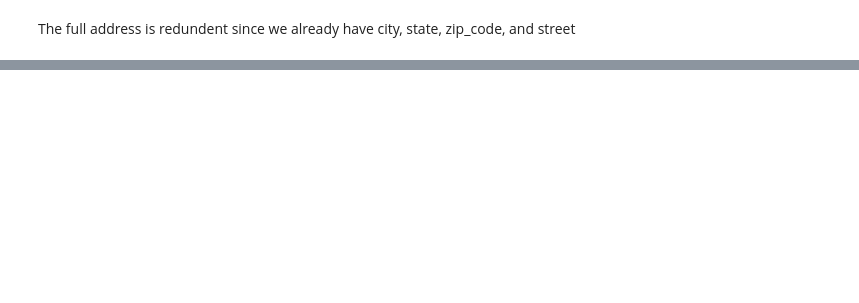
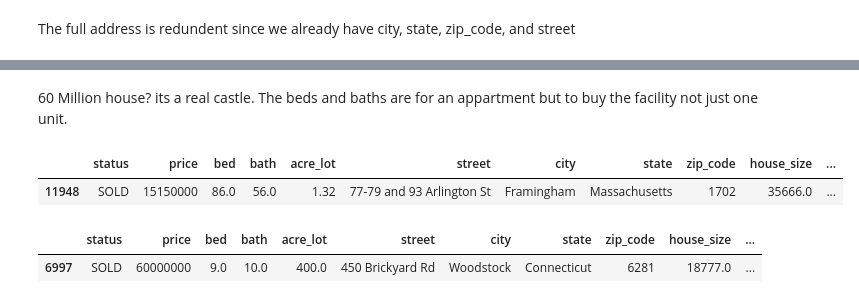
Before and after one commit to SpencerReno/Realtor_Data, a Jupyter notebook: Main_realtor.ipynb, the cells around one changed output, grey strips where cells are left out. Cells and saved outputs as stored; diff of their text form; code cells hidden in the pictures; blank space fills up the shorter version.

```diff
--- a/Main_realtor.ipynb
+++ b/Main_realtor.ipynb
@@ -251,2 +263,14 @@ data
+# %% [markdown]
+60 Million house? its a real castle. The beds and baths are for an appartment but to buy the facility not just one unit.
+# %%
+data[data['bed'] == 86]
+# %% [output]
+|  | status | price | bed | bath | acre_lot | street | city | state | zip_code | house_size | ... |
+| 11948 | SOLD | 15150000 | 86.0 | 56.0 | 1.32 | 77-79 and 93 Arlington St | Framingham | Massachusetts | 1702 | 35666.0 | ... |
+# %%
+data[data['price'] == 60000000.0]
+# %% [output]
+|  | status | price | bed | bath | acre_lot | street | city | state | zip_code | house_size | ... |
+| 6997 | SOLD | 60000000 | 9.0 | 10.0 | 400.0 | 450 Brickyard Rd | Woodstock | Connecticut | 6281 | 18777.0 | ... |
 # %%
 data.to_csv(path_or_buf='D:\Data_Science_Documents\Realtor_Data\data_files\clean_data.csv')
```
Also changed, not shown: parts of 11 cells of this notebook.
